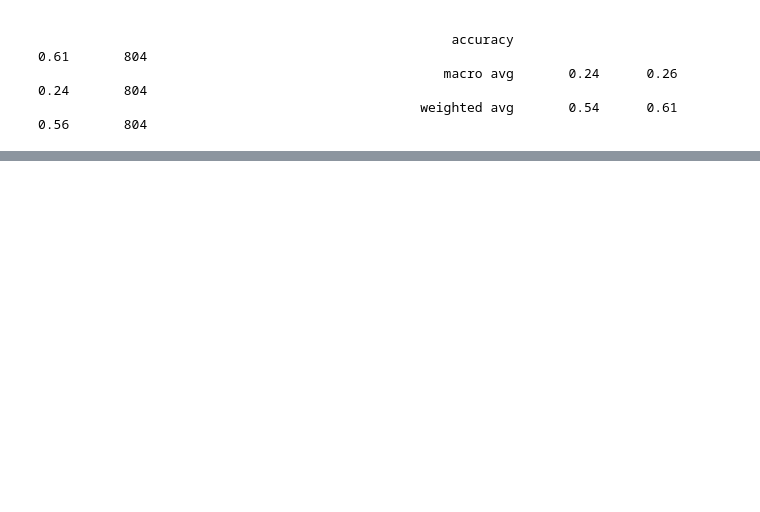
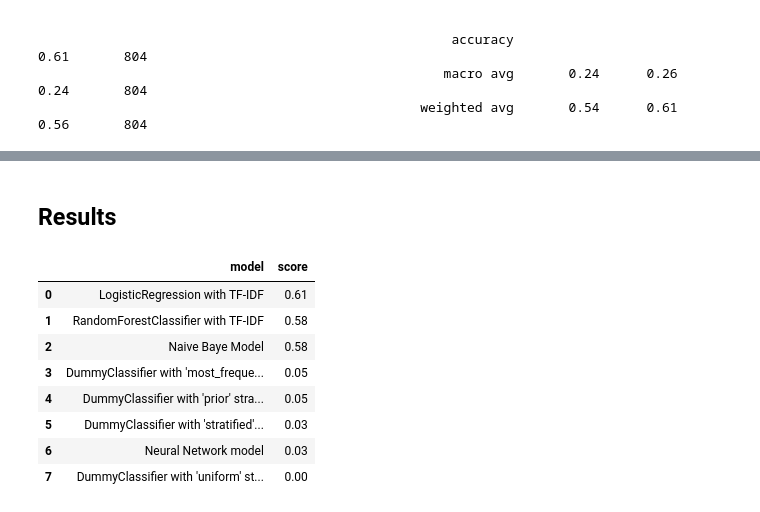
Before and after one commit to sabiryassine/TalentSort_AI_2, a Jupyter notebook: mathieu_dummymodel.ipynb, the cells around one changed output, grey strips where cells are left out. Drawn from its saved outputs; the diff is of its cells as text; code cells hidden in the pictures; blank space fills up the shorter version.

```diff
--- a/mathieu_dummymodel.ipynb
+++ b/mathieu_dummymodel.ipynb
@@ -203,6 +226,8 @@ for strategy, model in dummy_models.items():
     predictions = model.predict(X_test)
     accuracy = accuracy_score(y_test, predictions)
     print(f"Accuracy for strategy '{strategy}': {accuracy:.2f}")
+    new_line = {'model': f"DummyClassifier with '{strategy}' strategy" , 'score': round(accuracy,2)}
+    results_df = results_df.append(new_line, ignore_index=True)
 # %% [output]
 Accuracy for strategy 'stratified': 0.03
 Accuracy for strategy 'most_frequent': 0.05
@@ -242,6 +267,9 @@ report = classification_report(y_test, predictions)
 
 print("Accuracy:", accuracy)
 print("Classification Report:\n", report)
+
+new_line = {'model': "LogisticRegression with TF-IDF" , 'score': round(accuracy,2)}
+results_df = results_df.append(new_line, ignore_index=True)
 # %% [output]
 Accuracy: 0.6069651741293532
 Classification Report:
@@ -295,5 +323,8 @@ report = classification_report(y_test, predictions)
 
 print("Accuracy:", accuracy)
 #print("Classification Report:\n", report)
+
+new_line = {'model': "RandomForestClassifier with TF-IDF" , 'score': round(accuracy,2)}
+results_df = results_df.append(new_line, ignore_index=True)
 # %% [output]
 Accuracy: 0.5771144278606966
@@ -315,0 +333,31 @@ Classification Report:
+# %%
+from sklearn.model_selection import train_test_split
+from sklearn.feature_extraction.text import CountVectorizer
+from sklearn.naive_bayes import MultinomialNB
+from sklearn.pipeline import make_pipeline
+from sklearn import metrics
+
+# Removing the Nan
+df_resume_cleaned = df_resume.dropna(subset=['Resume', 'Category'])
+
+X = df_resume_cleaned['Resume']
+y = df_resume_cleaned['Category']
+
+# Diviser les données en ensembles d'entraînement et de test
+X_train, X_test, y_train, y_test = train_test_split(X, y, test_size=0.2, random_state=42)
+
+# Créer le modèle Naive Bayes
+model = make_pipeline(CountVectorizer(), MultinomialNB())
+
+# Entraîner le modèle sur les données d'entraînement
+model.fit(X_train, y_train)
+
+# Prédire les étiquettes sur les données de test
+y_pred = model.predict(X_test)
+
+# Afficher les performances du modèle
+print("Accuracy:", metrics.accuracy_score(y_test, y_pred))
+print("\nClassification Report:\n", metrics.classification_report(y_test, y_pred))
+
+new_line = {'model': "Naive Baye Model" , 'score': round(accuracy,2)}
+results_df = results_df.append(new_line, ignore_index=True)
@@ -315,0 +442,16 @@ Classification Report:
+# %% [markdown]
+## Results
+# %%
+results_df = results_df.sort_values(by='score', ascending=False)
+results_df = results_df.reset_index(drop=True)
+results_df
+# %% [output]
+|  | model | score |
+| 0 | LogisticRegression with TF-IDF | 0.61 |
+| 1 | RandomForestClassifier with TF-IDF | 0.58 |
+| 2 | Naive Baye Model | 0.58 |
+| 3 | DummyClassifier with 'most_freque... | 0.05 |
+| 4 | DummyClassifier with 'prior' stra... | 0.05 |
+| 5 | DummyClassifier with 'stratified'... | 0.03 |
+| 6 | Neural Network model | 0.03 |
+| 7 | DummyClassifier with 'uniform' st... | 0.00 |
```
Also changed, not shown: parts of 13 cells of this notebook.
